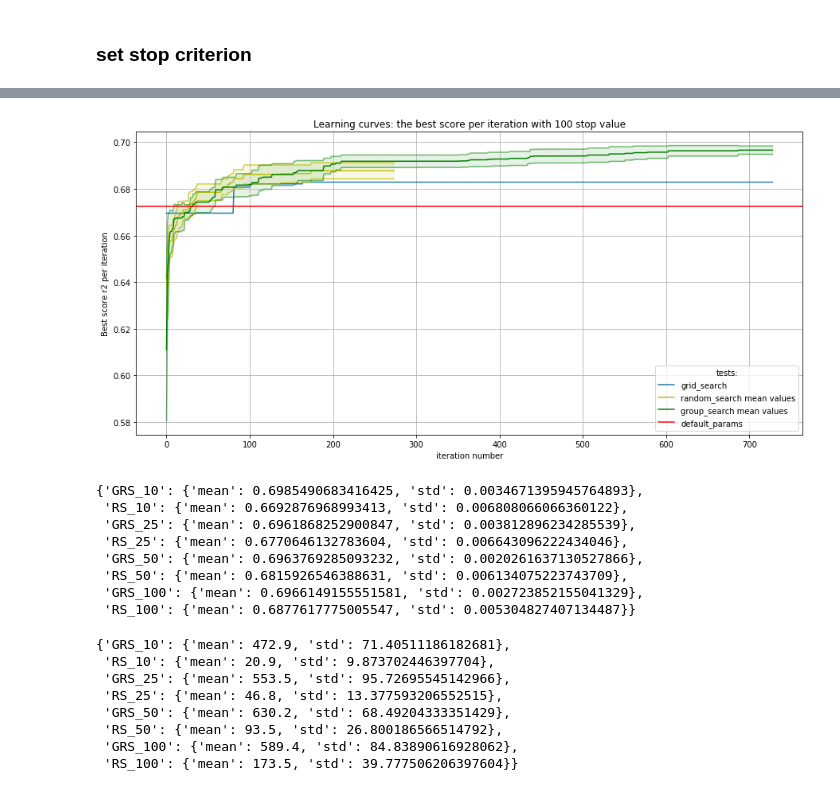
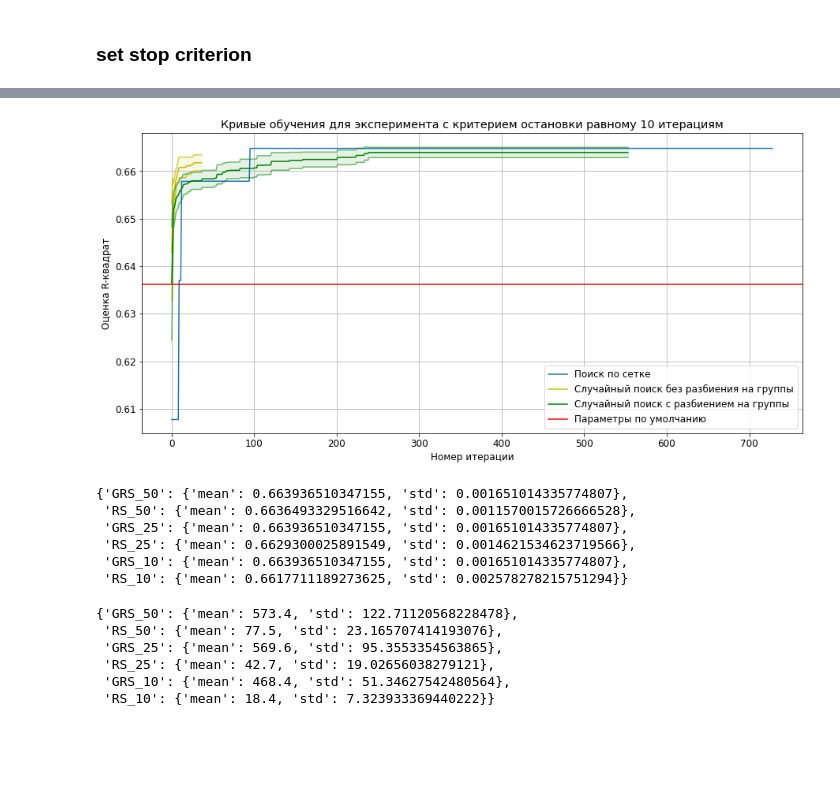
Before and after one commit to HollowPrincess/GradBoostOptim, a Jupyter notebook: full_test/test_2_analysis.ipynb, the cells around one changed output, grey strips where cells are left out. Drawn from its saved outputs; the diff is of its cells as text; code cells hidden in the pictures; blank space fills up the shorter version.

```diff
--- a/full_test/test_2_analysis.ipynb
+++ b/full_test/test_2_analysis.ipynb
@@ -14,3 +9,10 @@ second_test_path = "./data/{}/second_test/".format(dataset_name)
+# %%
+plt.rcParams.update({'font.size': 12})
+# %%
+dataset_name = 'prepared_facebook_data'
+folder_name = 'facebook_comm_vol'
+first_test_path= '../other_data_experiments/{}/first experiment/'.format(folder_name)
+second_test_path= '../other_data_experiments/{}/second experiment/'.format(folder_name)
 # %%
 grid_file = first_test_path+"res_grid_search_{}.csv".format(dataset_name)
 random_search_files = [first_test_path+"res_rand_{}_{}.csv".format(dataset_name, i)
@@ -47,7 +49,7 @@ scores_info = {}
 # %%
 
 
-stop_iter_num = 100
+stop_iter_num = 10
 # %%
 sec_and_third_group_files = [second_test_path+\
                              "GR_S_2_and_3_groups_with_{}_{}_{}.csv".format(
@@ -199,6 +201,8 @@ for run_number in list(max_score_and_iter_RS.loc[
 random_df_stopped['experiment_name']='random search'
 # %%
 #get info for grid and deafault
+# %%
+DIR_WITH_GRAPHS='../other_data_experiments/{}/'.format(folder_name)+"graphs/"
 # %%
 # Data with stop criterion
 # stop if the cumulative score hasn't grown in "stop_iter_num" iterations
@@ -237,43 +241,43 @@ default_perf=default_df.loc[:,'mean_test_score'].values[0]
 
 
 ## PLOT
 plt.figure(figsize=(15,7))
 plt.grid()
 
 #grid plot:
 x=list(range(0, grid_perf.shape[0]))
-plt.plot(x, grid_perf, label="grid_search")
+plt.plot(x, grid_perf, label="Поиск по сетке")
 
 #conf for random:
 x=list(range(0, random_mean.shape[0]))
-plt.plot(x, random_mean, color="y", label="random_search mean values")
+plt.plot(x, random_mean, color="y", label="Случайный поиск без разбиения на группы")
 lower_random=random_mean - random_std
 upper_random=random_mean + random_std
 plt.plot(x, lower_random, alpha=0.7, color="y")
 plt.plot(x, upper_random, alpha=0.7, color="y")
 plt.fill_between(x, lower_random, upper_random, alpha=0.1, color="y")
 
 #conf for group:
 x=list(range(0, group_mean.shape[0]))
-plt.plot(x, group_mean, color="green", label="group_search mean values")
+plt.plot(x, group_mean, color="green", label="Случайный поиск с разбиением на группы")
 lower_group=group_mean - group_std
 upper_group=group_mean + group_std
 plt.plot(x, lower_group, alpha=0.5, color="green")
 plt.plot(x, upper_group, alpha=0.5, color="green")
 plt.fill_between(x, lower_group, upper_group, alpha=0.1, color="green")
 
 #line for default values
-plt.axhline(default_perf, label="default_params", color='r')
+plt.axhline(default_perf, label="Параметры по умолчанию", color='r')
 
-plt.legend(title='tests:')
-plt.title("Learning curves: the best score per iteration with {} stop value".format(stop_iter_num))
-plt.ylabel("Best score r2 per iteration")
-plt.xlabel("iteration number")
-plt.savefig("../graphs/test_full/scores_with_stop_{} {}.jpg".format(stop_iter_num,
+plt.legend()
+plt.title("Кривые обучения для эксперимента с критерием остановки равному {} итерациям".format(stop_iter_num))
+plt.ylabel("Оценка R-квадрат")
+plt.xlabel("Номер итерации")
+plt.savefig(DIR_WITH_GRAPHS+"scores_with_stop_{} {}.jpg".format(stop_iter_num,
                                                                    dataset_name))
 plt.show()
 # %% [output]
-[figure, old version]
+[figure, new version]
 # %%
 agg_df_GRS = full_df.groupby('run_number')['mean_test_score'].max().values
 agg_df_RS = random_df_stopped.groupby('run_number')['mean_test_score'].max().values
@@ -289,25 +293,21 @@ scores_info['RS_{}'.format(stop_iter_num)] = {
 # %%
 scores_info
 # %% [output]
-{'GRS_10': {'mean': 0.6985490683416425, 'std': 0.0034671395945764893},
- 'RS_10': {'mean': 0.6692876968993413, 'std': 0.006808066066360122},
- 'GRS_25': {'mean': 0.6961868252900847, 'std': 0.003812896234285539},
- 'RS_25': {'mean': 0.6770646132783604, 'std': 0.006643096222434046},
- 'GRS_50': {'mean': 0.6963769285093232, 'std': 0.0020261637130527866},
- 'RS_50': {'mean': 0.6815926546388631, 'std': 0.006134075223743709},
- 'GRS_100': {'mean': 0.6966149155551581, 'std': 0.002723852155041329},
- 'RS_100': {'mean': 0.6877617775005547, 'std': 0.005304827407134487}}
+{'GRS_50': {'mean': 0.663936510347155, 'std': 0.001651014335774807},
+ 'RS_50': {'mean': 0.6636493329516642, 'std': 0.0011570015726666528},
+ 'GRS_25': {'mean': 0.663936510347155, 'std': 0.001651014335774807},
+ 'RS_25': {'mean': 0.6629300025891549, 'std': 0.0014621534623719566},
+ 'GRS_10': {'mean': 0.663936510347155, 'std': 0.001651014335774807},
+ 'RS_10': {'mean': 0.6617711189273625, 'std': 0.002578278215751294}}
 # %%
 iters_info
 # %% [output]
-{'GRS_10': {'mean': 472.9, 'std': 71.40511186182681},
- 'RS_10': {'mean': 20.9, 'std': 9.873702446397704},
- 'GRS_25': {'mean': 553.5, 'std': 95.72695545142966},
- 'RS_25': {'mean': 46.8, 'std': 13.377593206552515},
- 'GRS_50': {'mean': 630.2, 'std': 68.49204333351429},
- 'RS_50': {'mean': 93.5, 'std': 26.800186566514792},
- 'GRS_100': {'mean': 589.4, 'std': 84.83890616928062},
- 'RS_100': {'mean': 173.5, 'std': 39.777506206397604}}
+{'GRS_50': {'mean': 573.4, 'std': 122.71120568228478},
+ 'RS_50': {'mean': 77.5, 'std': 23.165707414193076},
+ 'GRS_25': {'mean': 569.6, 'std': 95.3553354563865},
+ 'RS_25': {'mean': 42.7, 'std': 19.02656038279121},
+ 'GRS_10': {'mean': 468.4, 'std': 51.34627542480564},
+ 'RS_10': {'mean': 18.4, 'std': 7.323933369440222}}
 # %%
 with open(second_test_path + "scores_info.txt", 'w') as outfile:
     json.dump(scores_info, outfile)
```
Also changed, not shown: parts of 6 cells of this notebook, 10 other files.
